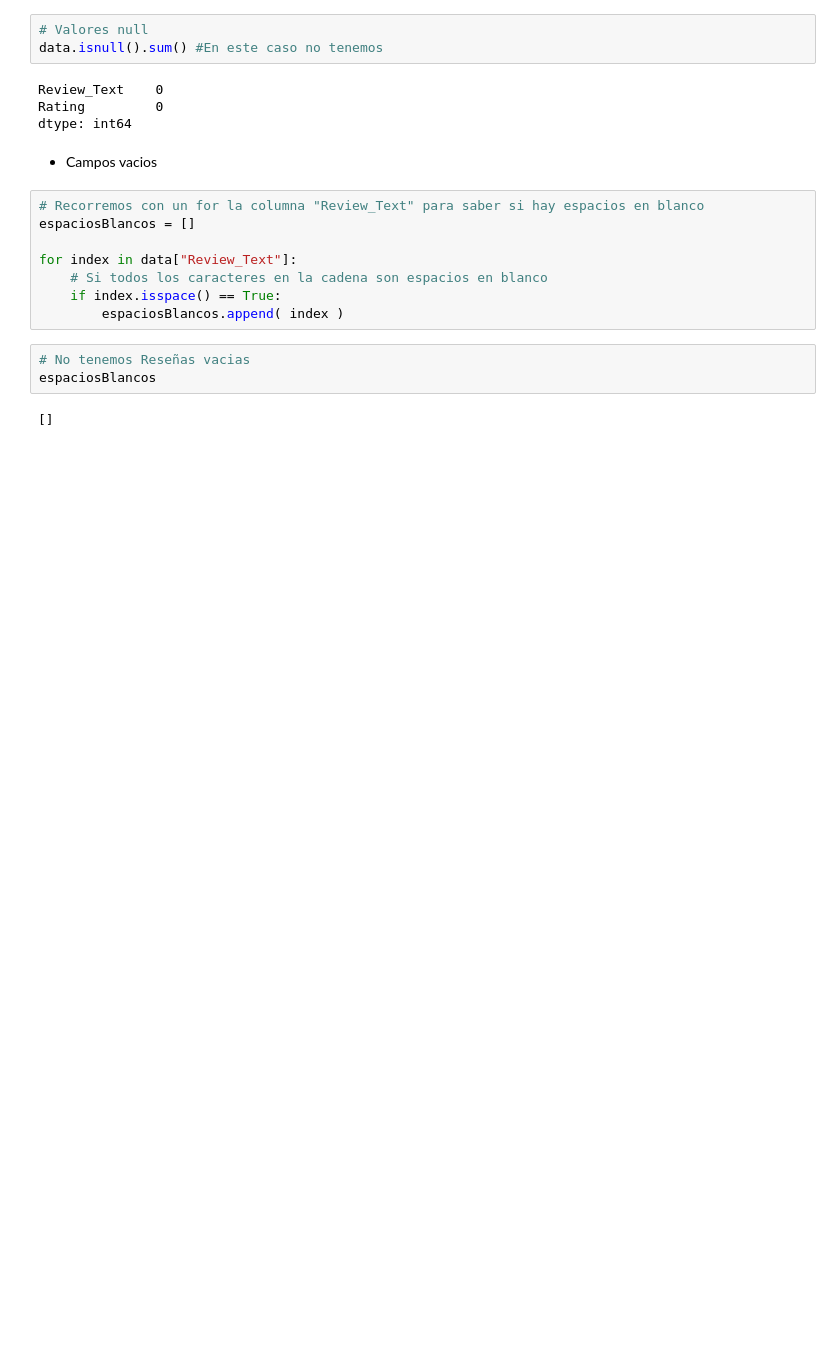
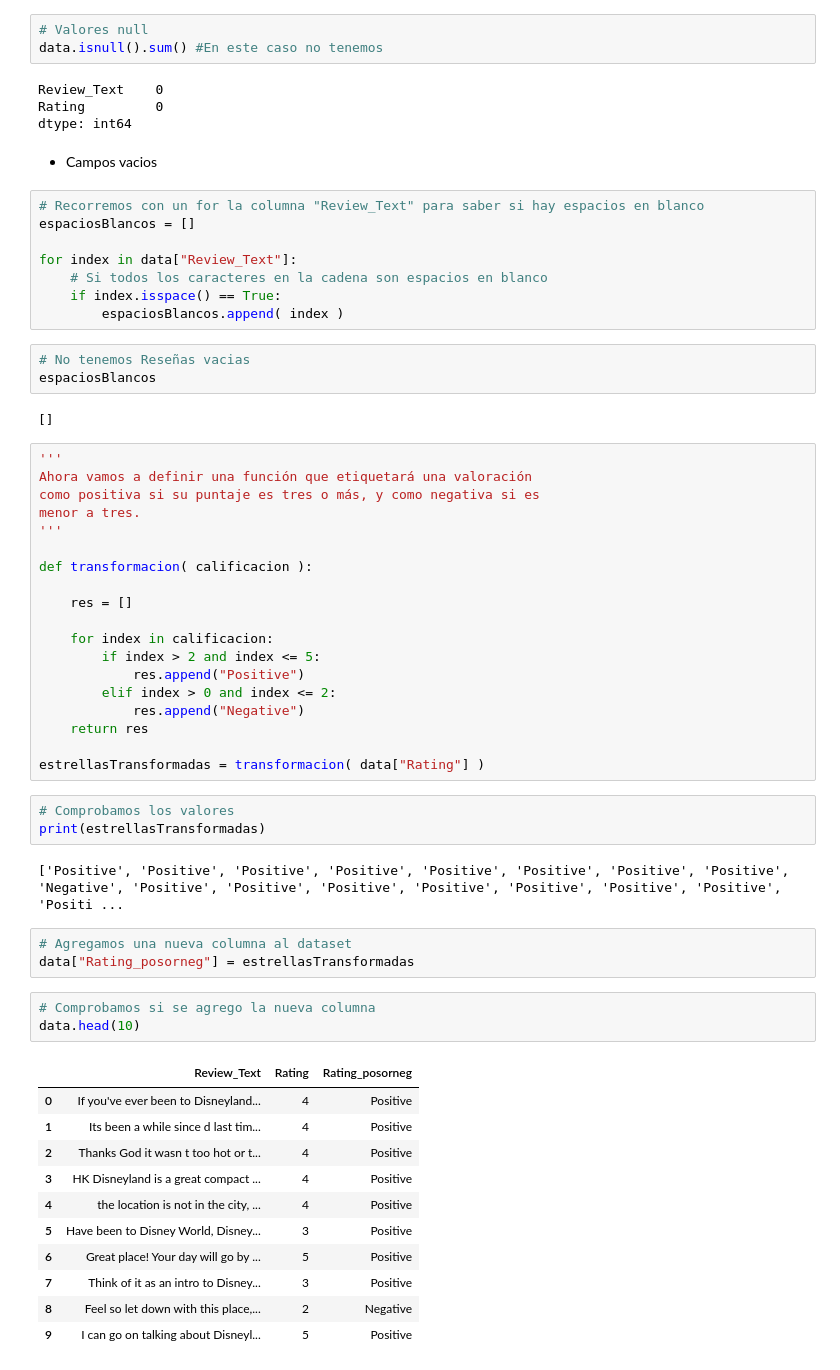
Before and after one commit to ricklarave/Reviews_de_Disneyland--Clasificacion_y_analisis_de_sentimientos, a Jupyter notebook: NaturalLanguageProcessing.ipynb, the cells around one changed output. Cells and saved outputs as stored; diff of their text form; blank space fills up the shorter version.

Commit message:
agregamos la columna Rating_posorneg

```diff
--- a/NaturalLanguageProcessing.ipynb
+++ b/NaturalLanguageProcessing.ipynb
@@ -198,3 +198,45 @@ for index in data["Review_Text"]:
 espaciosBlancos
 # %% [output]
 []
+# %%
+'''
+Ahora vamos a definir una función que etiquetará una valoración
+como positiva si su puntaje es tres o más, y como negativa si es
+menor a tres.
+'''
+
+def transformacion( calificacion ):
+
+    res = []
+
+    for index in calificacion:
+        if index > 2 and index <= 5:
+            res.append("Positive")
+        elif index > 0 and index <= 2:
+            res.append("Negative")
+    return res
+
+estrellasTransformadas = transformacion( data["Rating"] )
+# %%
+# Comprobamos los valores
+print(estrellasTransformadas)
+# %% [output]
+['Positive', 'Positive', 'Positive', 'Positive', 'Positive', 'Positive', 'Positive', 'Positive', 'Negative', 'Positive', 'Positive', 'Positive', 'Positive', 'Positive', 'Positive', 'Positive', 'Positi ...
+# %%
+# Agregamos una nueva columna al dataset
+data["Rating_posorneg"] = estrellasTransformadas
+# %%
+# Comprobamos si se agrego la nueva columna
+data.head(10)
+# %% [output]
+|  | Review_Text | Rating | Rating_posorneg |
+| 0 | If you've ever been to Disneyland... | 4 | Positive |
+| 1 | Its been a while since d last tim... | 4 | Positive |
+| 2 | Thanks God it wasn t too hot or t... | 4 | Positive |
+| 3 | HK Disneyland is a great compact ... | 4 | Positive |
+| 4 | the location is not in the city, ... | 4 | Positive |
+| 5 | Have been to Disney World, Disney... | 3 | Positive |
+| 6 | Great place! Your day will go by ... | 5 | Positive |
+| 7 | Think of it as an intro to Disney... | 3 | Positive |
+| 8 | Feel so let down with this place,... | 2 | Negative |
+| 9 | I can go on talking about Disneyl... | 5 | Positive |
```
